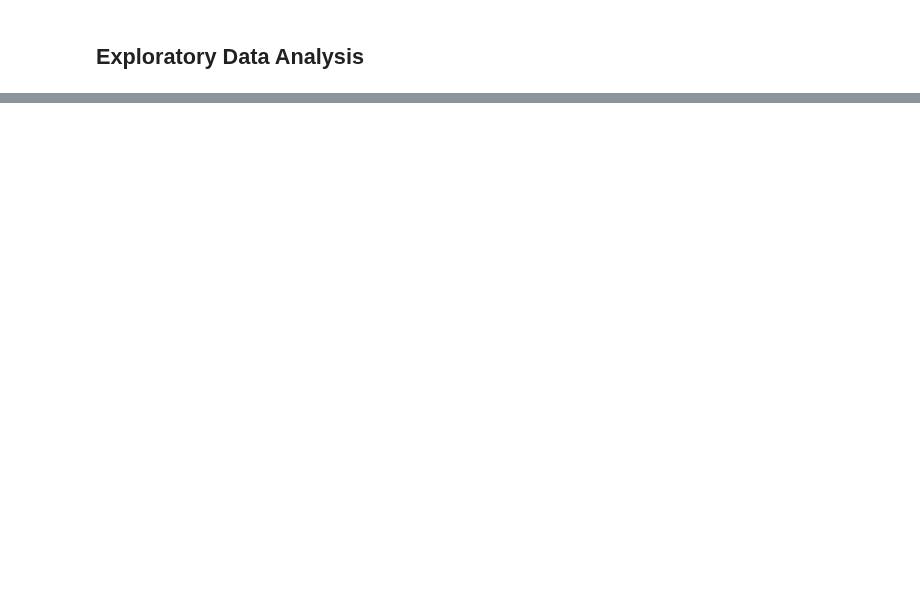
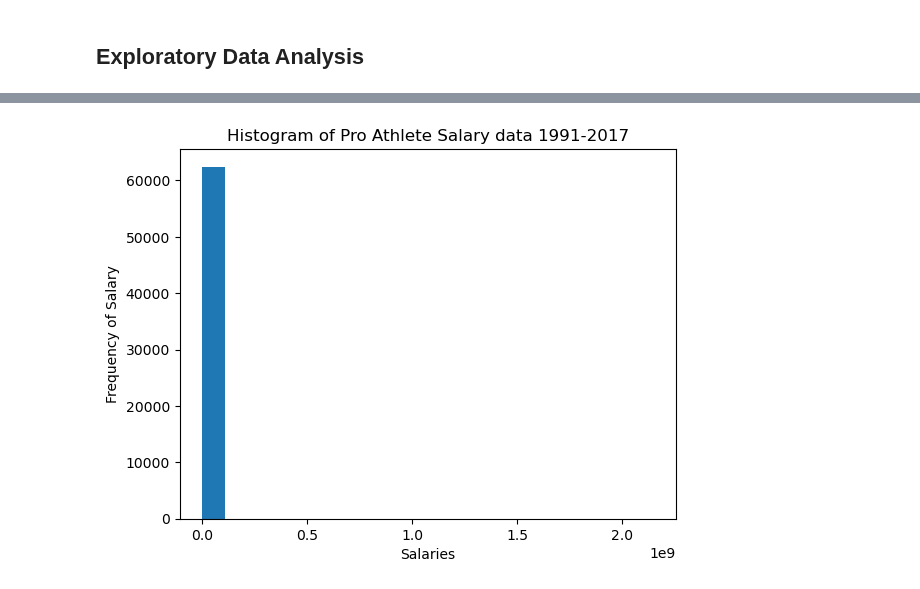
Before and after one commit to JP-Butler/Pro_Sports_Salary_Analysis, a Jupyter notebook: cookiecutter_structure/notebooks/eda.ipynb, the cells around one changed output, grey strips where cells are left out. Drawn from its saved outputs; the diff is of its cells as text; code cells hidden in the pictures; blank space fills up the shorter version.

```diff
--- a/cookiecutter_structure/notebooks/eda.ipynb
+++ b/cookiecutter_structure/notebooks/eda.ipynb
@@ -21,0 +113,9 @@ league_data = pd.read_csv('../data/processed/MLB.csv')
+# %%
+# Create histogram of Salary data
+plt.hist(long_df['Salary'], bins=20)
+plt.xlabel('Salaries')
+plt.ylabel('Frequency of Salary')
+plt.title('Histogram of Pro Athlete Salary data 1991-2017')
+plt.show()
+# %% [output]
+[figure, added]
```
Also changed, not shown: parts of 10 cells of this notebook.
